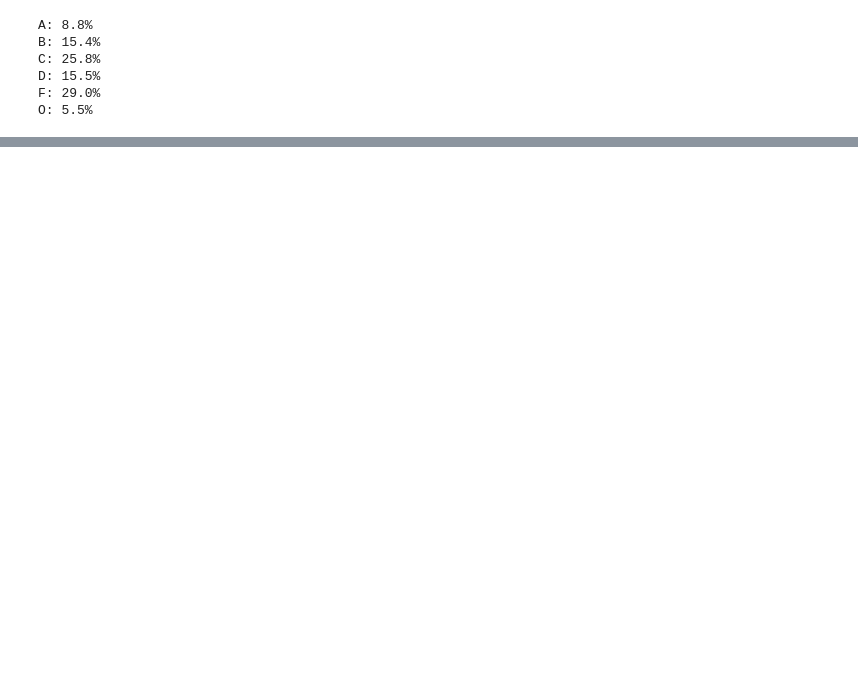
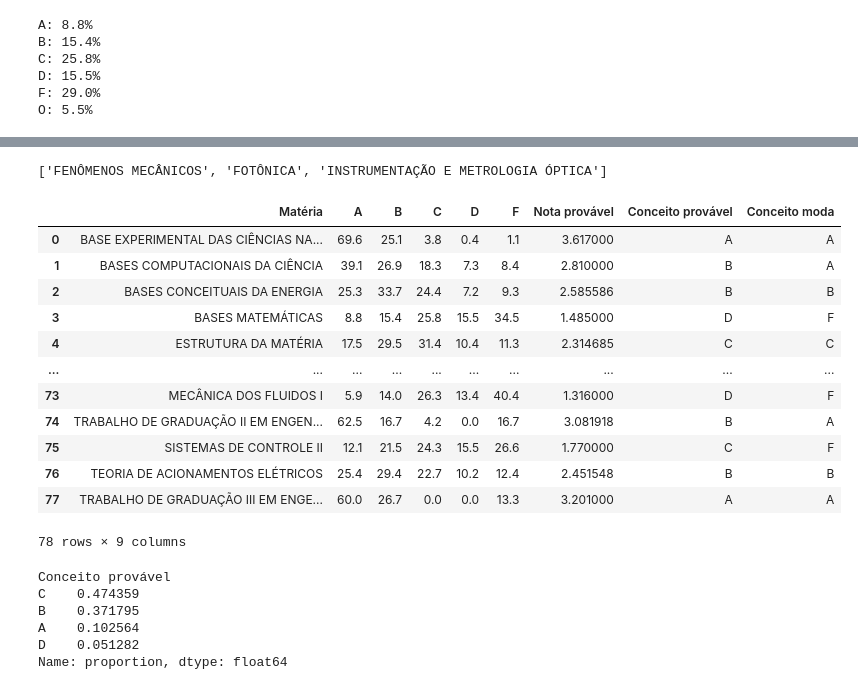
Before and after one commit to azzolinovarella/azzolinovarella.github.io, a Jupyter notebook: notebooks/02-Teste.ipynb, the cells around one changed output, grey strips where cells are left out. Cells and saved outputs as stored; diff of their text form; code cells hidden in the pictures; blank space fills up the shorter version.

```diff
--- a/notebooks/02-Teste.ipynb
+++ b/notebooks/02-Teste.ipynb
@@ -75,0 +289,42 @@ text = 'Termodinâmica Aplicada I'
+# %%
+error_subjects
+# %% [output]
+['FENÔMENOS MECÂNICOS', 'FOTÔNICA', 'INSTRUMENTAÇÃO E METROLOGIA ÓPTICA']
+# %%
+import numpy as np
+
+df_tmp = pd.DataFrame.from_dict(subjects_dict).T.reset_index().rename(columns={'index': 'Matéria'}).fillna(0)
+df_tmp['F'] = df_tmp['F'].astype(float) + df_tmp['O'].astype(float)
+df_tmp = df_tmp.drop(columns=['O'])
+df_tmp[['A', 'B', 'C', 'D', 'F']] = df_tmp[['A', 'B', 'C', 'D', 'F']].astype(float)
+df_tmp['Nota provável'] = df_tmp[['A', 'B', 'C', 'D', 'F']].apply(lambda s: (s['A']*4 + s['B']*3 + s['C']*2 + s['D']*1)/s[['A', 'B', 'C', 'D', 'F']].sum(), axis=1)
+df_tmp['Conceito provável'] = df_tmp['Nota provável'].apply(lambda s: 'F' if 0.0 <= s < 0.8
+                                                                      else 'D' if 0.8 <= s < 1.6
+                                                                      else 'C' if 1.6 <= s < 2.4
+                                                                      else 'B' if 2.4 <= s < 3.2
+                                                                      else 'A')
+df_tmp['Conceito moda'] = df_tmp[['A', 'B', 'C', 'D', 'F']].apply(lambda s: np.argmax(s), axis=1).map({0: 'A', 1: 'B', 2: 'C', 3: 'D', 4: 'F'})
+df_tmp
+# %% [output]
+|  | Matéria | A | B | C | D | F | Nota provável | Conceito provável | Conceito moda |
+| 0 | BASE EXPERIMENTAL DAS CIÊNCIAS NA... | 69.6 | 25.1 | 3.8 | 0.4 | 1.1 | 3.617000 | A | A |
+| 1 | BASES COMPUTACIONAIS DA CIÊNCIA | 39.1 | 26.9 | 18.3 | 7.3 | 8.4 | 2.810000 | B | A |
+| 2 | BASES CONCEITUAIS DA ENERGIA | 25.3 | 33.7 | 24.4 | 7.2 | 9.3 | 2.585586 | B | B |
+| 3 | BASES MATEMÁTICAS | 8.8 | 15.4 | 25.8 | 15.5 | 34.5 | 1.485000 | D | F |
+| 4 | ESTRUTURA DA MATÉRIA | 17.5 | 29.5 | 31.4 | 10.4 | 11.3 | 2.314685 | C | C |
+| ... | ... | ... | ... | ... | ... | ... | ... | ... | ... |
+| 73 | MECÂNICA DOS FLUIDOS I | 5.9 | 14.0 | 26.3 | 13.4 | 40.4 | 1.316000 | D | F |
+| 74 | TRABALHO DE GRADUAÇÃO II EM ENGEN... | 62.5 | 16.7 | 4.2 | 0.0 | 16.7 | 3.081918 | B | A |
+| 75 | SISTEMAS DE CONTROLE II | 12.1 | 21.5 | 24.3 | 15.5 | 26.6 | 1.770000 | C | F |
+| 76 | TEORIA DE ACIONAMENTOS ELÉTRICOS | 25.4 | 29.4 | 22.7 | 10.2 | 12.4 | 2.451548 | B | B |
+| 77 | TRABALHO DE GRADUAÇÃO III EM ENGE... | 60.0 | 26.7 | 0.0 | 0.0 | 13.3 | 3.201000 | A | A |
+78 rows × 9 columns
+# %%
+df_tmp['Conceito provável'].value_counts(normalize=True)
+# %% [output]
+Conceito provável
+C    0.474359
+B    0.371795
+A    0.102564
+D    0.051282
+Name: proportion, dtype: float64
```
Also changed, not shown: parts of 13 cells of this notebook, 2 other files.
